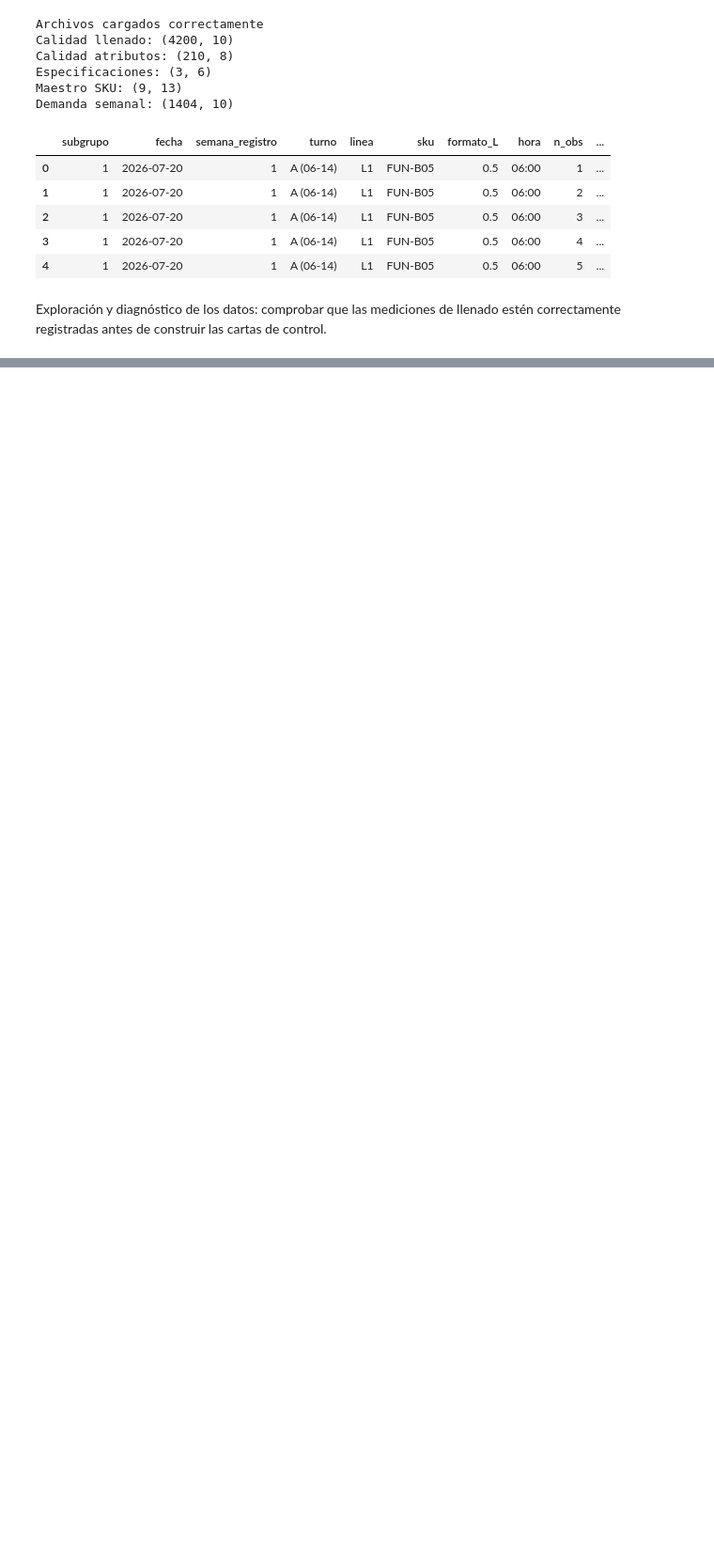
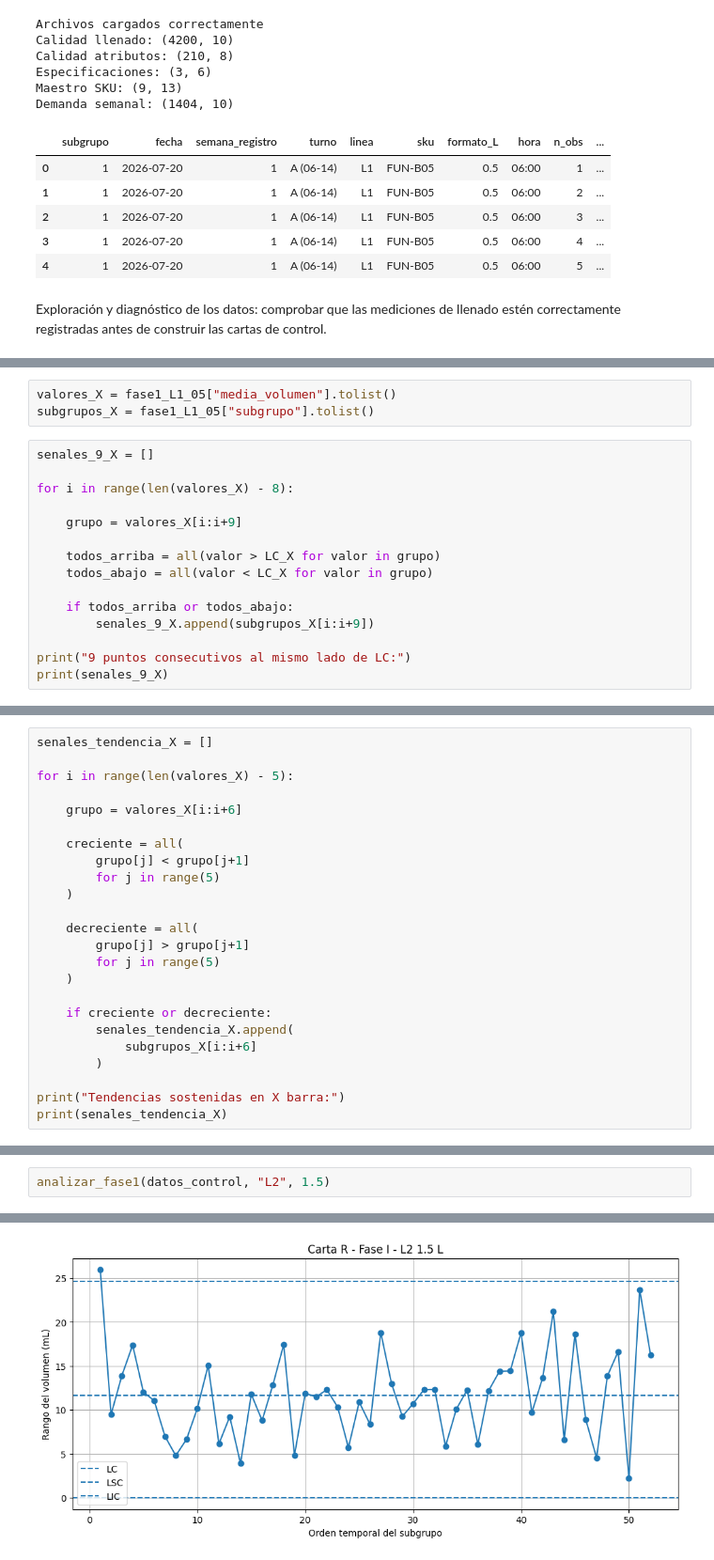
Before and after one commit to angelolucero-cloud/GO-Grupo-2, a Jupyter notebook: Parte_A_1_.ipynb, the cells around one changed output, grey strips where cells are left out. Shown at 94% size. Saved outputs shown, nothing was run; the diff lists cells and outputs as text; blank space fills up the shorter version.

```diff
--- a/Parte_A_1_.ipynb
+++ b/Parte_A_1_.ipynb
@@ -91,0 +577,18 @@ print(llenado.duplicated().sum())
+# %%
+valores_X = fase1_L1_05["media_volumen"].tolist()
+subgrupos_X = fase1_L1_05["subgrupo"].tolist()
+# %%
+senales_9_X = []
+
+for i in range(len(valores_X) - 8):
+
+    grupo = valores_X[i:i+9]
+
+    todos_arriba = all(valor > LC_X for valor in grupo)
+    todos_abajo = all(valor < LC_X for valor in grupo)
+
+    if todos_arriba or todos_abajo:
+        senales_9_X.append(subgrupos_X[i:i+9])
+
+print("9 puntos consecutivos al mismo lado de LC:")
+print(senales_9_X)
@@ -91,0 +600,24 @@ print(llenado.duplicated().sum())
+# %%
+senales_tendencia_X = []
+
+for i in range(len(valores_X) - 5):
+
+    grupo = valores_X[i:i+6]
+
+    creciente = all(
+        grupo[j] < grupo[j+1]
+        for j in range(5)
+    )
+
+    decreciente = all(
+        grupo[j] > grupo[j+1]
+        for j in range(5)
+    )
+
+    if creciente or decreciente:
+        senales_tendencia_X.append(
+            subgrupos_X[i:i+6]
+        )
+
+print("Tendencias sostenidas en X barra:")
+print(senales_tendencia_X)
@@ -91,0 +847,3 @@ print(llenado.duplicated().sum())
+# %%
+analizar_fase1(datos_control, "L2", 1.5)
+# %% [output]
@@ -91,0 +880 @@ print(llenado.duplicated().sum())
+[figure, added]
```
Also changed, not shown: parts of 106 cells of this notebook.
